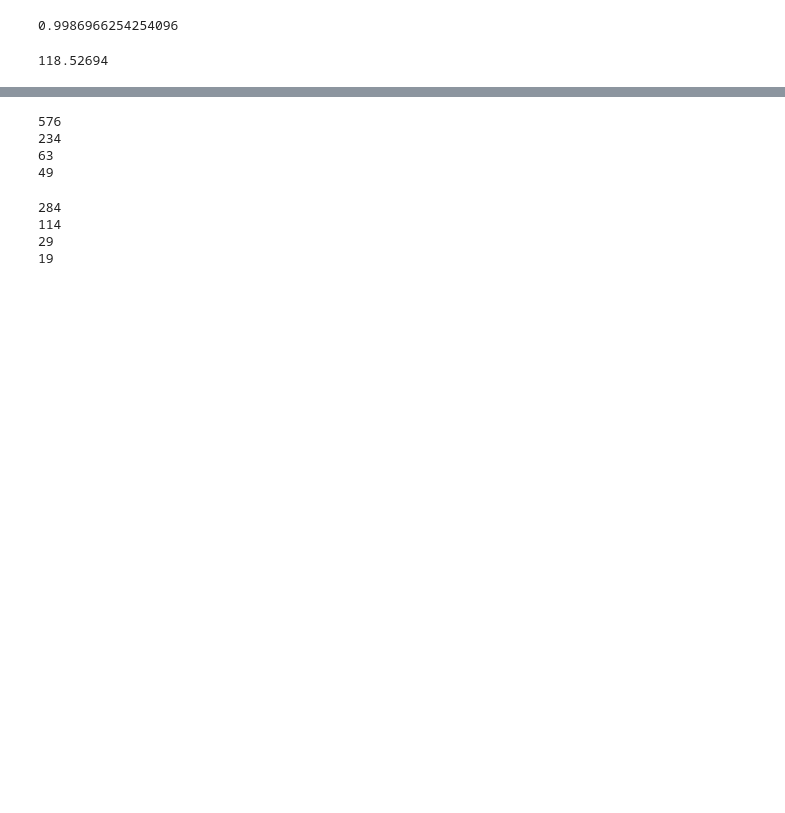
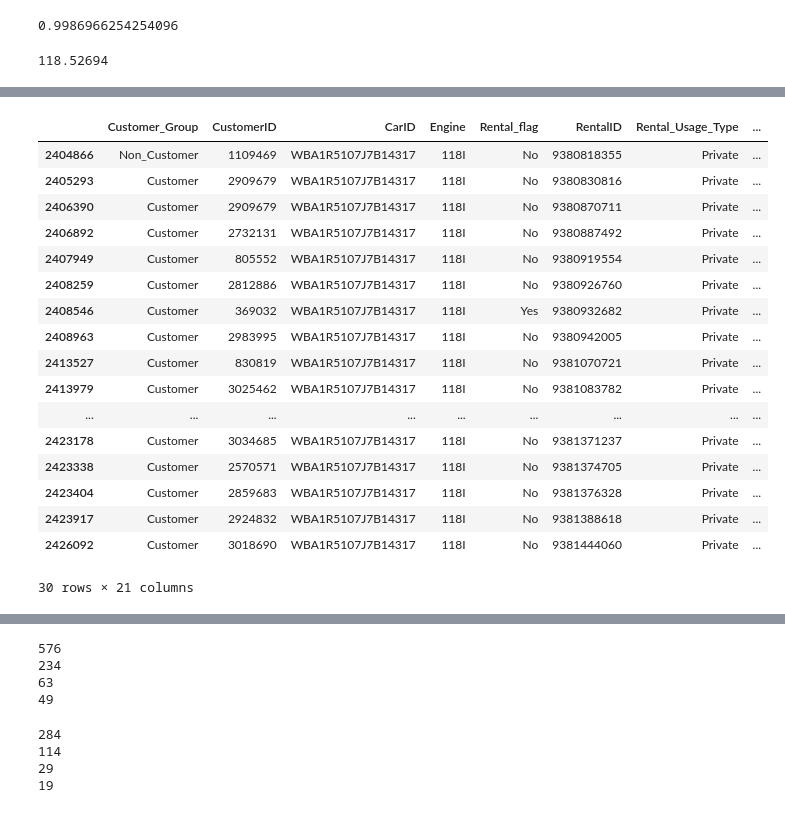
Before and after one commit to Bogeluno/GNN_Thesis, a Jupyter notebook: notebooks/ForData.ipynb, the cells around one changed output, grey strips where cells are left out. Drawn from its saved outputs; the diff is of its cells as text; code cells hidden in the pictures; blank space fills up the shorter version.

```diff
--- a/notebooks/ForData.ipynb
+++ b/notebooks/ForData.ipynb
@@ -55,4 +55,4 @@ len(df)/(1100000-1000000)*4.5
 # %% [output]
 118.52694
 # %%
-pd.read_csv('data/processed/Full_data_set.csv', index_col=0)
+df = pd.read_csv('data/processed/Full_data_set.csv', index_col=0)
@@ -72,0 +59,21 @@ pd.read_csv('data/processed/Full_data_set.csv', index_col=0)
+# %%
+df[df.CarID == 'WBA1R5107J7B14317'].sort_values(by = 'Reservation_Time').iloc[90:120]
+# %% [output]
+|  | Customer_Group | CustomerID | CarID | Engine | Rental_flag | RentalID | Rental_Usage_Type | ... |
+| 2404866 | Non_Customer | 1109469 | WBA1R5107J7B14317 | 118I | No | 9380818355 | Private | ... |
+| 2405293 | Customer | 2909679 | WBA1R5107J7B14317 | 118I | No | 9380830816 | Private | ... |
+| 2406390 | Customer | 2909679 | WBA1R5107J7B14317 | 118I | No | 9380870711 | Private | ... |
+| 2406892 | Customer | 2732131 | WBA1R5107J7B14317 | 118I | No | 9380887492 | Private | ... |
+| 2407949 | Customer | 805552 | WBA1R5107J7B14317 | 118I | No | 9380919554 | Private | ... |
+| 2408259 | Customer | 2812886 | WBA1R5107J7B14317 | 118I | No | 9380926760 | Private | ... |
+| 2408546 | Customer | 369032 | WBA1R5107J7B14317 | 118I | Yes | 9380932682 | Private | ... |
+| 2408963 | Customer | 2983995 | WBA1R5107J7B14317 | 118I | No | 9380942005 | Private | ... |
+| 2413527 | Customer | 830819 | WBA1R5107J7B14317 | 118I | No | 9381070721 | Private | ... |
+| 2413979 | Customer | 3025462 | WBA1R5107J7B14317 | 118I | No | 9381083782 | Private | ... |
+| ... | ... | ... | ... | ... | ... | ... | ... | ... |
+| 2423178 | Customer | 3034685 | WBA1R5107J7B14317 | 118I | No | 9381371237 | Private | ... |
+| 2423338 | Customer | 2570571 | WBA1R5107J7B14317 | 118I | No | 9381374705 | Private | ... |
+| 2423404 | Customer | 2859683 | WBA1R5107J7B14317 | 118I | No | 9381376328 | Private | ... |
+| 2423917 | Customer | 2924832 | WBA1R5107J7B14317 | 118I | No | 9381388618 | Private | ... |
+| 2426092 | Customer | 3018690 | WBA1R5107J7B14317 | 118I | No | 9381444060 | Private | ... |
+30 rows × 21 columns
```
Also changed, not shown: parts of 3 cells of this notebook, 6 other files.
